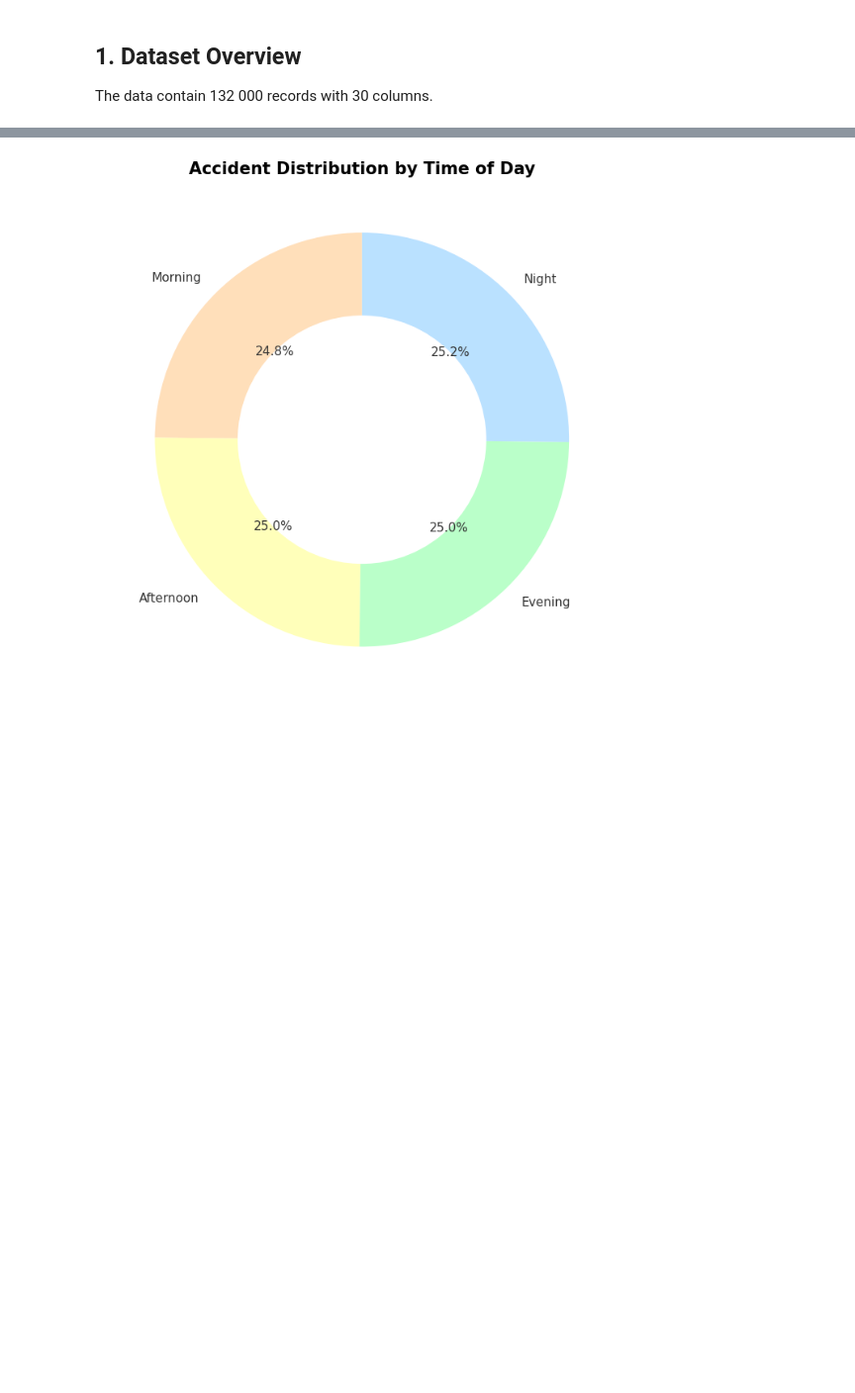
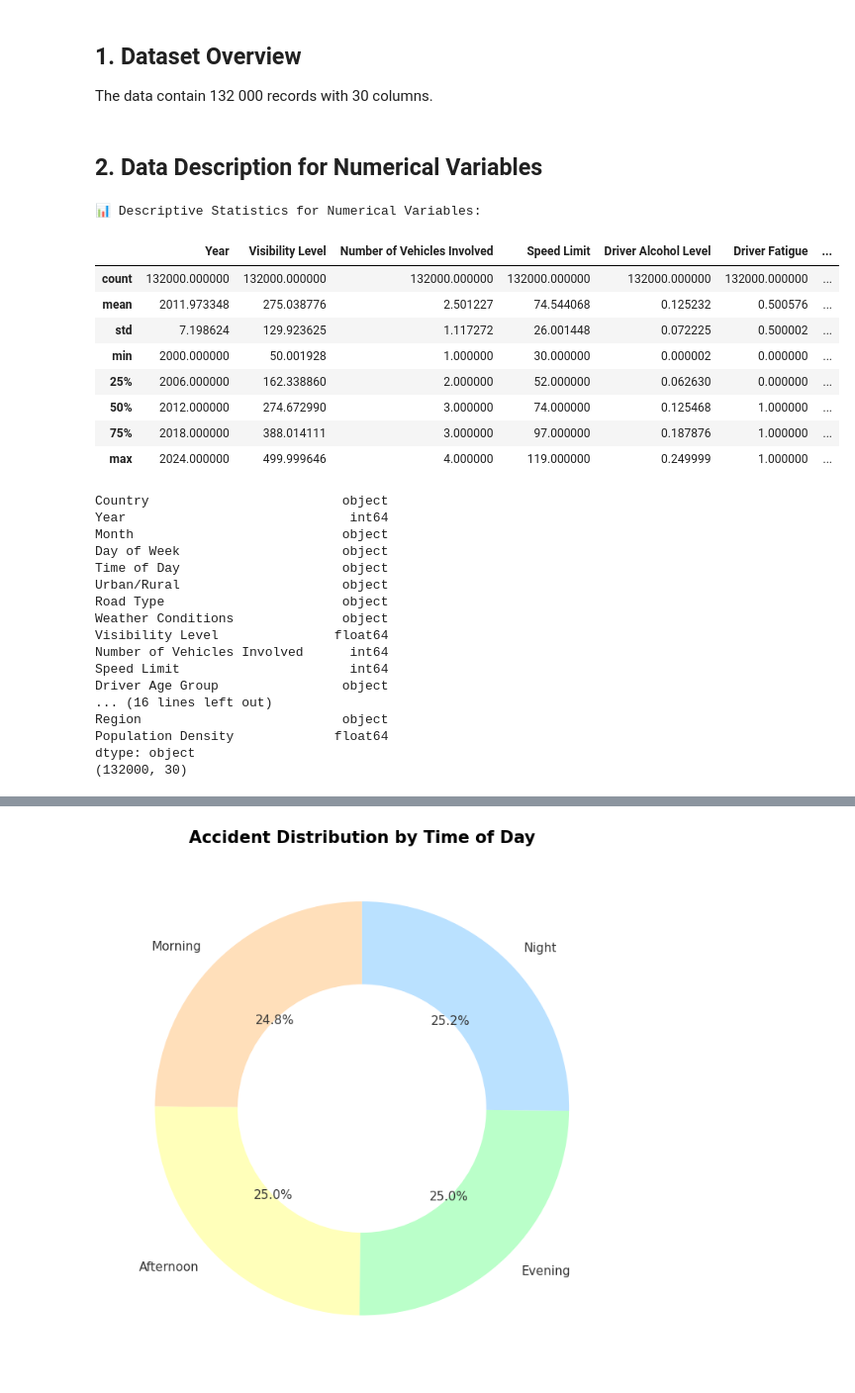
Before and after one commit to iamnotchris14/RoadAccidentDataset, a Jupyter notebook: road_accident_eda.ipynb, the cells around one changed output, grey strips where cells are left out. Shown: that part at 99% size. Cells and saved outputs as stored; diff of their text form; code cells hidden in the pictures; blank space fills up the shorter version.

```diff
--- a/road_accident_eda.ipynb
+++ b/road_accident_eda.ipynb
@@ -26,3 +26,42 @@ df.head()
 # %% [markdown]
 ## 1. Dataset Overview
 The data contain 132 000 records with 30 columns.
+# %% [markdown]
+## 2. Data Description for Numerical Variables
+# %%
+#Descriptive statistics for numerical variables
+numerical_data = df.select_dtypes(include=['int64', 'float64'])
+
+# Display descriptive statistics
+print("📊 Descriptive Statistics for Numerical Variables:\n")
+display(numerical_data.describe())
+print(df.dtypes)
+print(df.shape)
+# %% [output]
+📊 Descriptive Statistics for Numerical Variables:
+|  | Year | Visibility Level | Number of Vehicles Involved | Speed Limit | Driver Alcohol Level | Driver Fatigue | ... |
+| count | 132000.000000 | 132000.000000 | 132000.000000 | 132000.000000 | 132000.000000 | 132000.000000 | ... |
+| mean | 2011.973348 | 275.038776 | 2.501227 | 74.544068 | 0.125232 | 0.500576 | ... |
+| std | 7.198624 | 129.923625 | 1.117272 | 26.001448 | 0.072225 | 0.500002 | ... |
+| min | 2000.000000 | 50.001928 | 1.000000 | 30.000000 | 0.000002 | 0.000000 | ... |
+| 25% | 2006.000000 | 162.338860 | 2.000000 | 52.000000 | 0.062630 | 0.000000 | ... |
+| 50% | 2012.000000 | 274.672990 | 3.000000 | 74.000000 | 0.125468 | 1.000000 | ... |
+| 75% | 2018.000000 | 388.014111 | 3.000000 | 97.000000 | 0.187876 | 1.000000 | ... |
+| max | 2024.000000 | 499.999646 | 4.000000 | 119.000000 | 0.249999 | 1.000000 | ... |
+Country                         object
+Year                             int64
+Month                           object
+Day of Week                     object
+Time of Day                     object
+Urban/Rural                     object
+Road Type                       object
+Weather Conditions              object
+Visibility Level               float64
+Number of Vehicles Involved      int64
+Speed Limit                      int64
+Driver Age Group                object
+... (16 lines left out)
+Region                          object
+Population Density             float64
+dtype: object
+(132000, 30)
```
Also changed, not shown: parts of 13 cells of this notebook.
